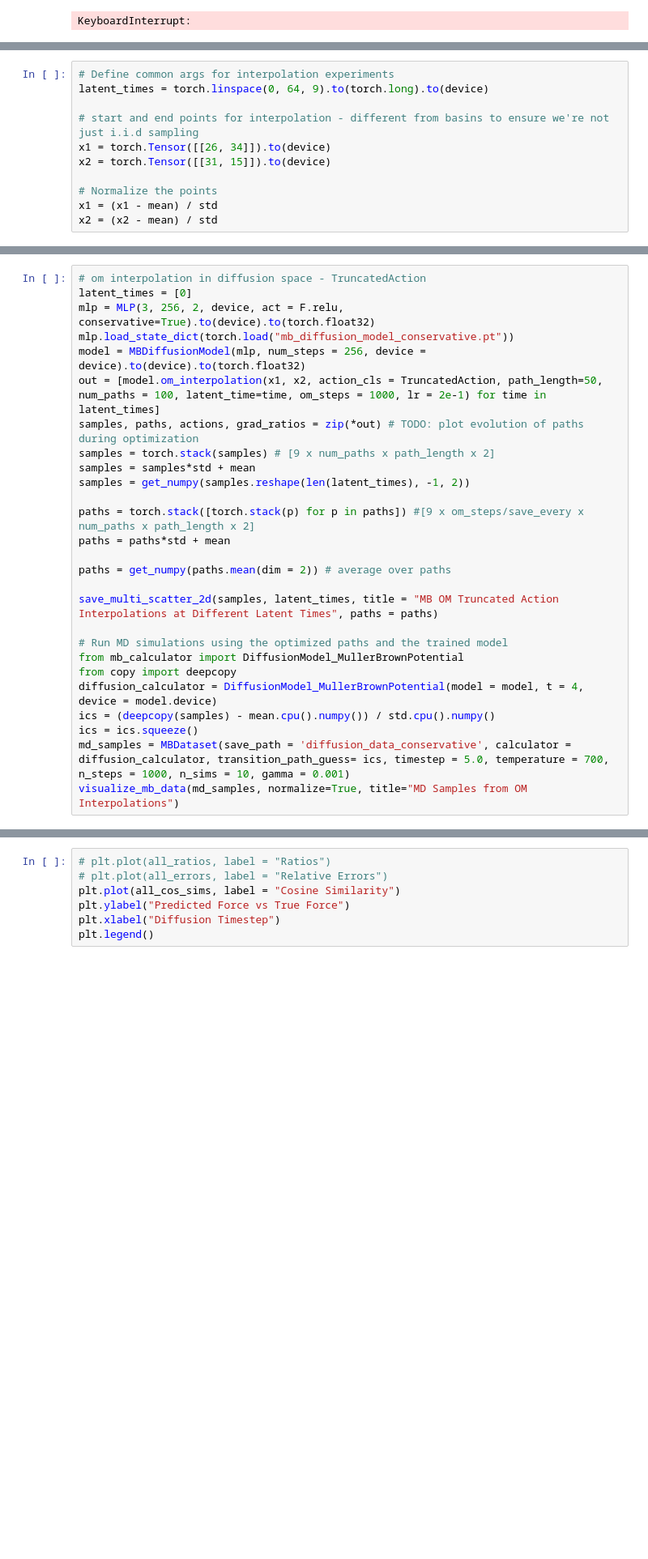
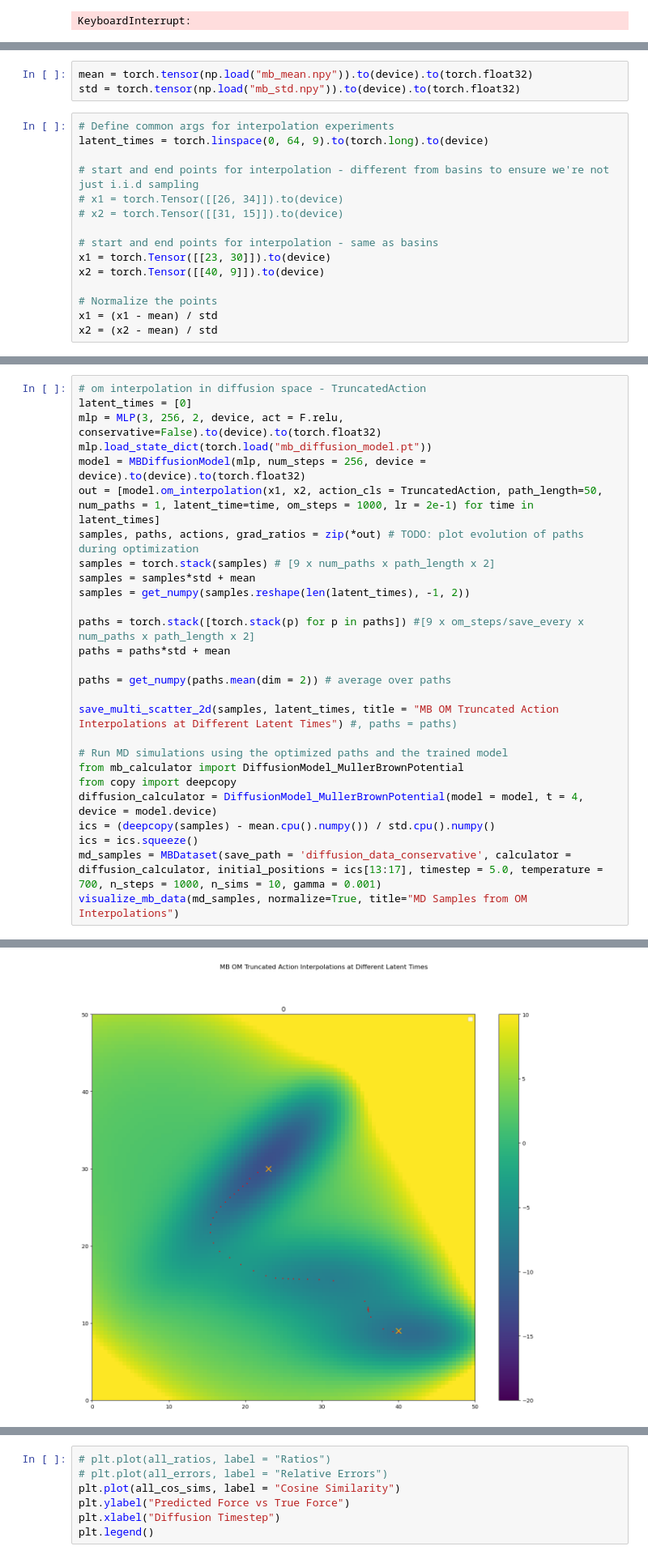
Before and after one commit to michael-psenka/OM-TPS, a Jupyter notebook: train_diffusion_mb.ipynb, the cells around one changed output, grey strips where cells are left out. Shown at 81% size. Cells and saved outputs as stored; diff of their text form; blank space fills up the shorter version.

```diff
--- a/train_diffusion_mb.ipynb
+++ b/train_diffusion_mb.ipynb
@@ -717,10 +714,17 @@ np.save("mb_std.npy", get_numpy(std))
+# %%
+mean = torch.tensor(np.load("mb_mean.npy")).to(device).to(torch.float32)
+std = torch.tensor(np.load("mb_std.npy")).to(device).to(torch.float32)
 # %%
 # Define common args for interpolation experiments
 latent_times = torch.linspace(0, 64, 9).to(torch.long).to(device)
 
 # start and end points for interpolation - different from basins to ensure we're not just i.i.d sampling
-x1 = torch.Tensor([[26, 34]]).to(device)
-x2 = torch.Tensor([[31, 15]]).to(device)
+# x1 = torch.Tensor([[26, 34]]).to(device)
+# x2 = torch.Tensor([[31, 15]]).to(device)
+
+# start and end points for interpolation - same as basins
+x1 = torch.Tensor([[23, 30]]).to(device)
+x2 = torch.Tensor([[40, 9]]).to(device)
 
 # Normalize the points
 x1 = (x1 - mean) / std
@@ -810,10 +814,10 @@ save_multi_scatter_2d(samples, latent_times, title = "MB OM Hessian Action Inter
 # %%
 # om interpolation in diffusion space - TruncatedAction
 latent_times = [0]
-mlp = MLP(3, 256, 2, device, act = F.relu, conservative=True).to(device).to(torch.float32)
-mlp.load_state_dict(torch.load("mb_diffusion_model_conservative.pt"))
+mlp = MLP(3, 256, 2, device, act = F.relu, conservative=False).to(device).to(torch.float32)
+mlp.load_state_dict(torch.load("mb_diffusion_model.pt"))
 model = MBDiffusionModel(mlp, num_steps = 256, device = device).to(device).to(torch.float32)
-out = [model.om_interpolation(x1, x2, action_cls = TruncatedAction, path_length=50, num_paths = 100, latent_time=time, om_steps = 1000, lr = 2e-1) for time in latent_times]
+out = [model.om_interpolation(x1, x2, action_cls = TruncatedAction, path_length=50, num_paths = 1, latent_time=time, om_steps = 1000, lr = 2e-1) for time in latent_times]
 samples, paths, actions, grad_ratios = zip(*out) # TODO: plot evolution of paths during optimization
 samples = torch.stack(samples) # [9 x num_paths x path_length x 2]
 samples = samples*std + mean
@@ -824,7 +828,7 @@ paths = paths*std + mean
 
 paths = get_numpy(paths.mean(dim = 2)) # average over paths
 
-save_multi_scatter_2d(samples, latent_times, title = "MB OM Truncated Action Interpolations at Different Latent Times", paths = paths)
+save_multi_scatter_2d(samples, latent_times, title = "MB OM Truncated Action Interpolations at Different Latent Times") #, paths = paths)
 
 # Run MD simulations using the optimized paths and the trained model
 from mb_calculator import DiffusionModel_MullerBrownPotential
@@ -832,6 +836,6 @@ from copy import deepcopy
 diffusion_calculator = DiffusionModel_MullerBrownPotential(model = model, t = 4, device = model.device)
 ics = (deepcopy(samples) - mean.cpu().numpy()) / std.cpu().numpy()
 ics = ics.squeeze()
-md_samples = MBDataset(save_path = 'diffusion_data_conservative', calculator = diffusion_calculator, transition_path_guess= ics, timestep = 5.0, temperature = 700, n_steps = 1000, n_sims = 10, gamma = 0.001)
+md_samples = MBDataset(save_path = 'diffusion_data_conservative', calculator = diffusion_calculator, initial_positions = ics[13:17], timestep = 5.0, temperature = 700, n_steps = 1000, n_sims = 10, gamma = 0.001)
 visualize_mb_data(md_samples, normalize=True, title="MD Samples from OM Interpolations")
 # %% [output]
@@ -838,0 +844 @@ RuntimeError: element 0 of tensors does not require grad and does not have a gra
+[figure, added]
```
Also changed, not shown: parts of 5 cells of this notebook, 1 other file.
